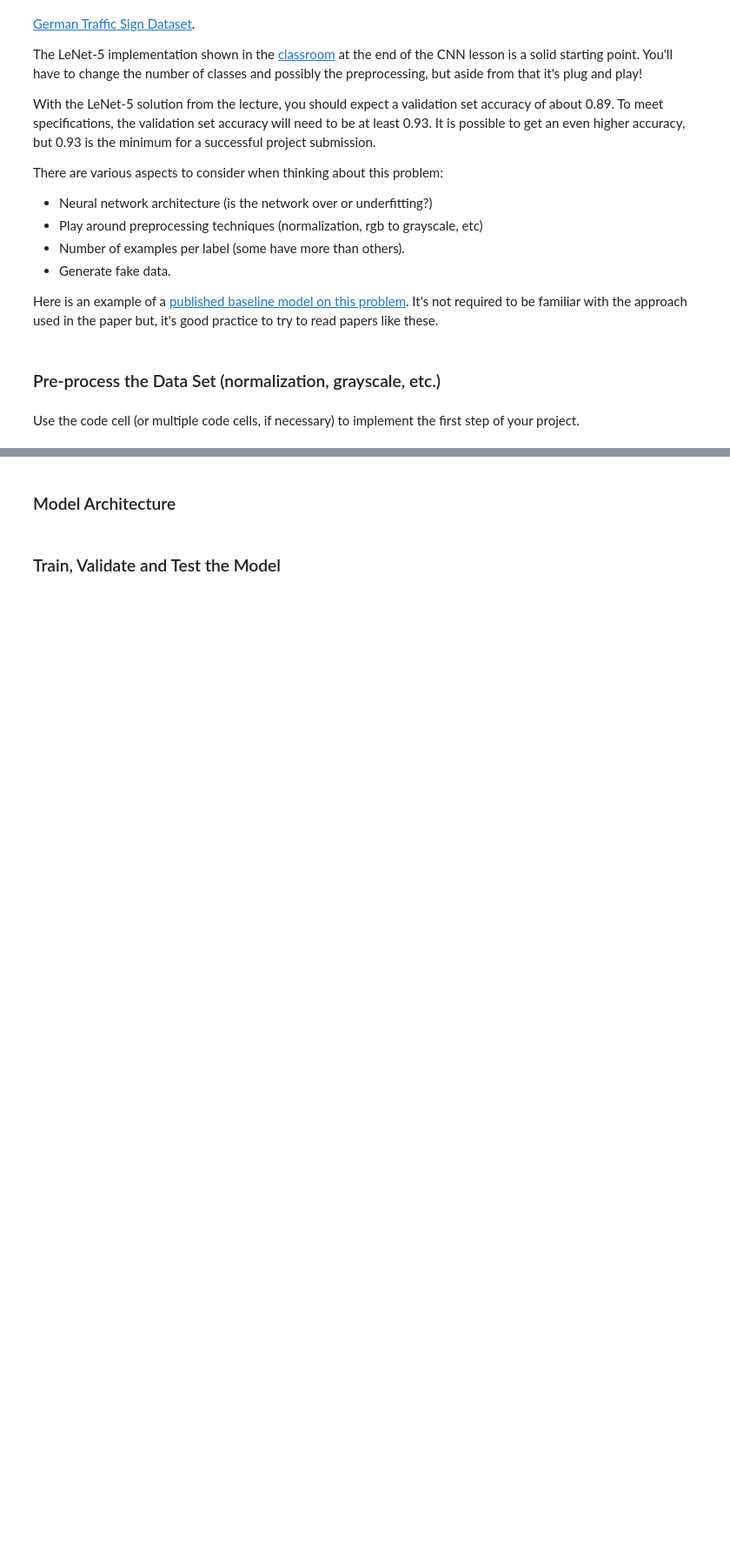
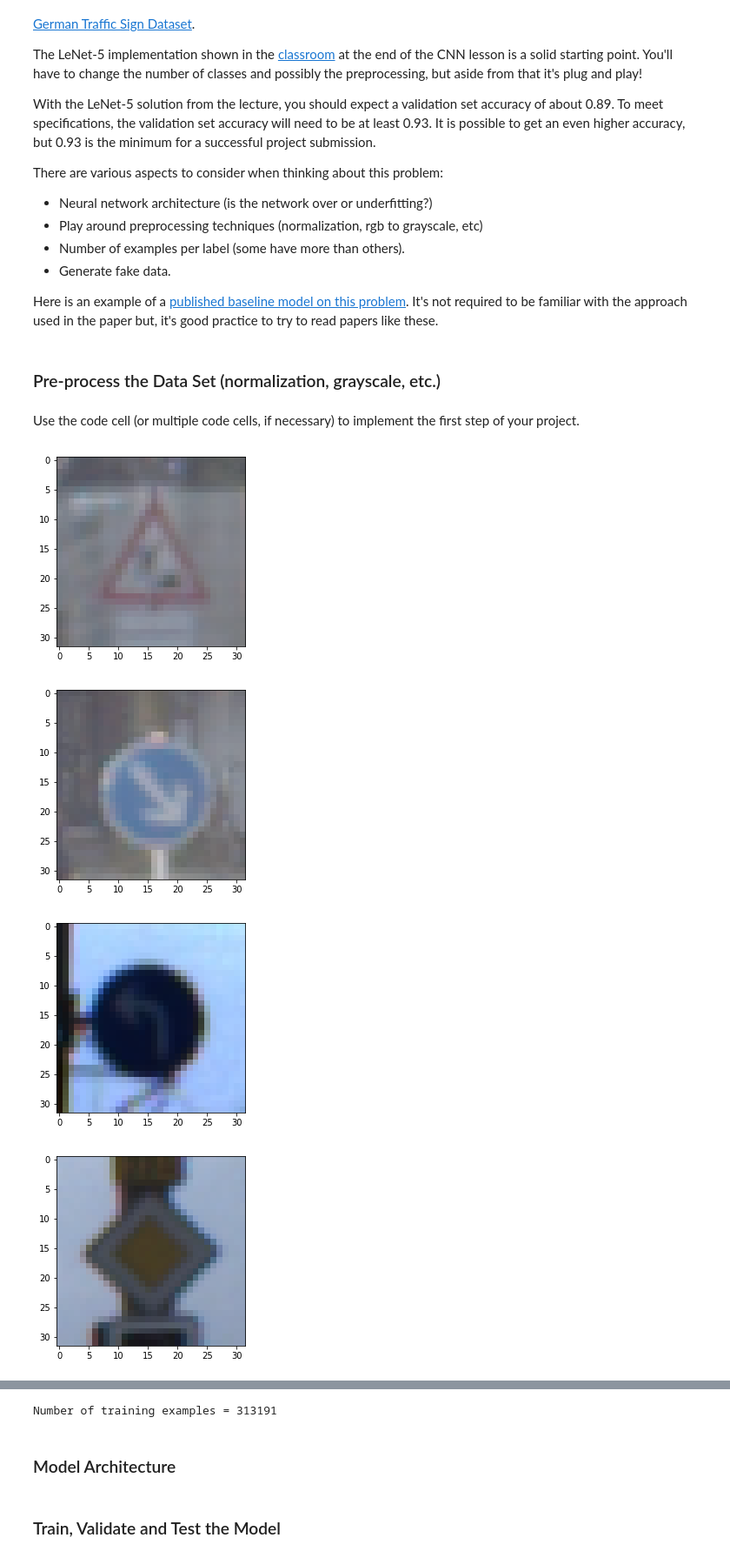
Before and after one commit to pmelick/CarND-Traffic-Sign-Classifier-Project, a Jupyter notebook: Traffic_Sign_Classifier.ipynb, the cells around one changed output, grey strips where cells are left out. Shown at 87% size. Cells and saved outputs as stored; diff of their text form; code cells hidden in the pictures; blank space fills up the shorter version.

```diff
--- a/Traffic_Sign_Classifier.ipynb
+++ b/Traffic_Sign_Classifier.ipynb
@@ -178,0 +180,16 @@ X_test = X_test_normalized
+# %%
+# Un-shift the data to preview a few pre-processed images.
+import matplotlib.pyplot as plt
+import random
+# Visualizations will be shown in the notebook.
+%matplotlib inline
+num_images_to_show = 10
+for i in range(num_images_to_show):
+    image_idx = int(random.random() * (n_train - 1))
+    plt.figure()
+    plt.imshow(((X_train_preprocessed[image_idx] + 1.0) * 127.5).astype(np.uint8))
+# %% [output]
+[figure, added]
+[figure, added]
+[figure, added]
+[figure, added]
@@ -179,3 +231,11 @@ X_test = X_test_normalized
+# %%
+# Sanity check the new number of training examples.  Should be 9x original.
+
+n_train = len(X_train_augmented)
+
+print("Number of training examples =", n_train)
+# %% [output]
+Number of training examples = 313191
 # %% [markdown]
 ### Model Architecture
 # %%
```
Also changed, not shown: parts of 9 cells of this notebook.
